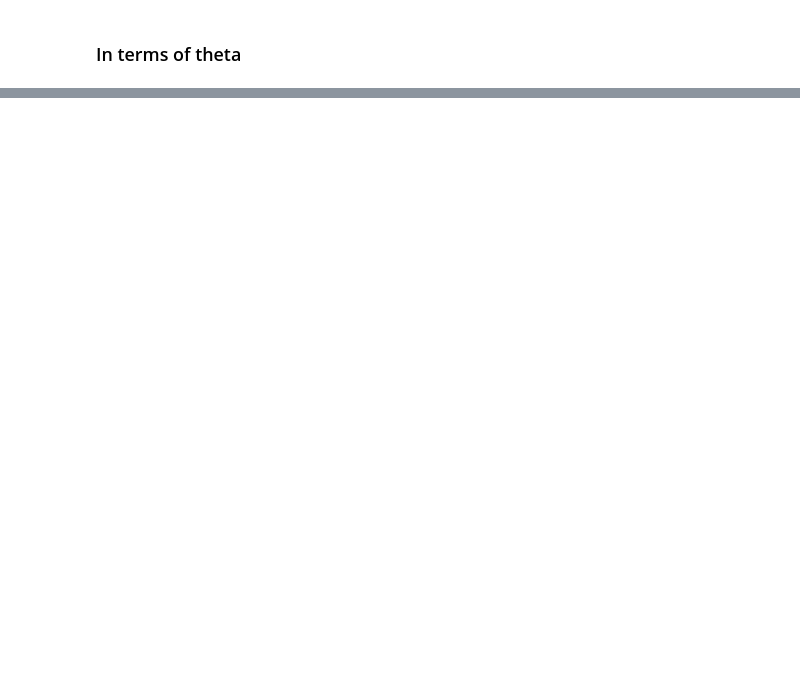
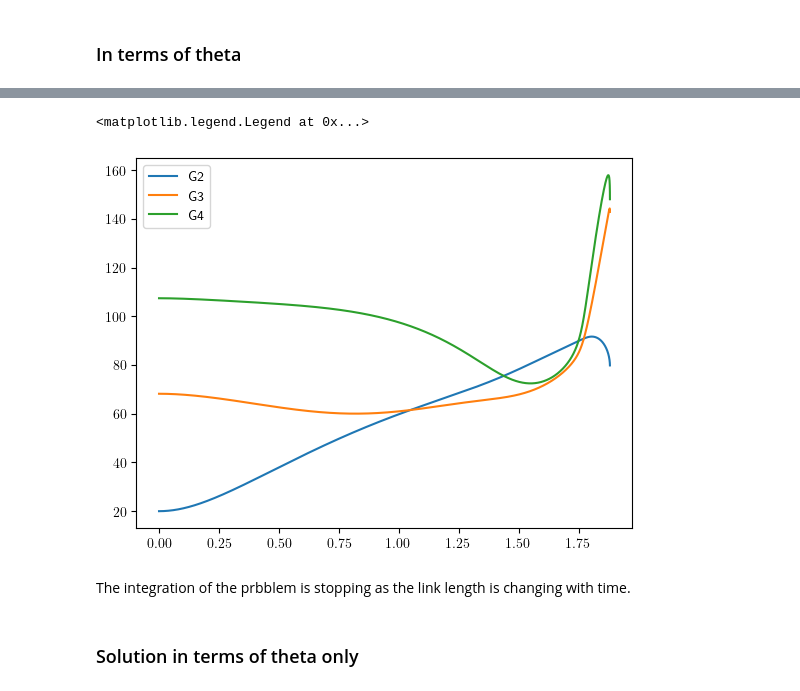
Before and after one commit to airwarriorg91/Modelling-Analysis-Lab, a Jupyter notebook: dynamics/Session 4.ipynb, the cells around one changed output, grey strips where cells are left out. Cells and saved outputs as stored; diff of their text form; code cells hidden in the pictures; blank space fills up the shorter version.

```diff
--- a/dynamics/Session 4.ipynb
+++ b/dynamics/Session 4.ipynb
@@ -302,0 +394,12 @@ Text(0.5, 1.0, '$\\dot{\\theta}$')
+# %%
+plt.plot(sol.t, np.hypot(sol.y[0], sol.y[1]), label='G2')
+plt.plot(sol.t, np.hypot(sol.y[2], sol.y[3]), label='G3')
+plt.plot(sol.t, np.hypot(sol.y[4], sol.y[5]), label='G4')
+plt.legend()
+# %% [output]
+<matplotlib.legend.Legend at 0x...>
+[figure, added]
+# %% [markdown]
+The integration of the prbblem is stopping as the link length is changing with time.
+# %% [markdown]
+### Solution in terms of theta only
```
Also changed, not shown: parts of 15 cells of this notebook, 1 other file.
